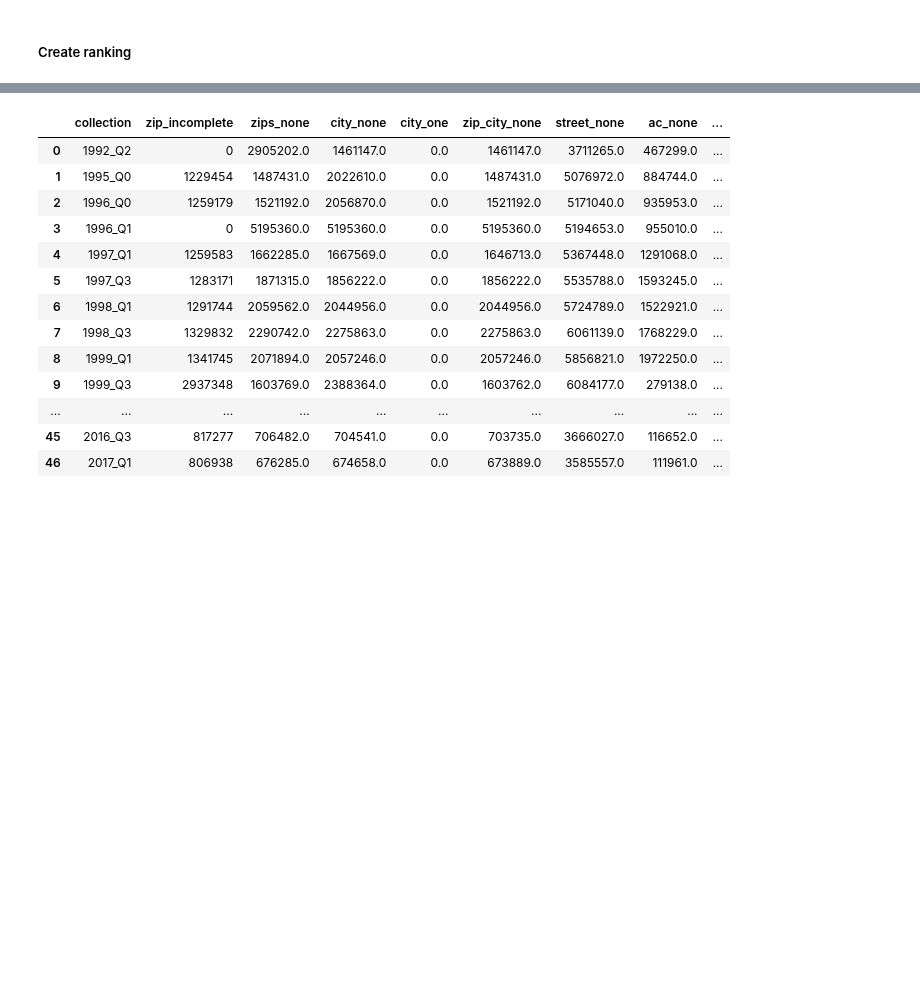
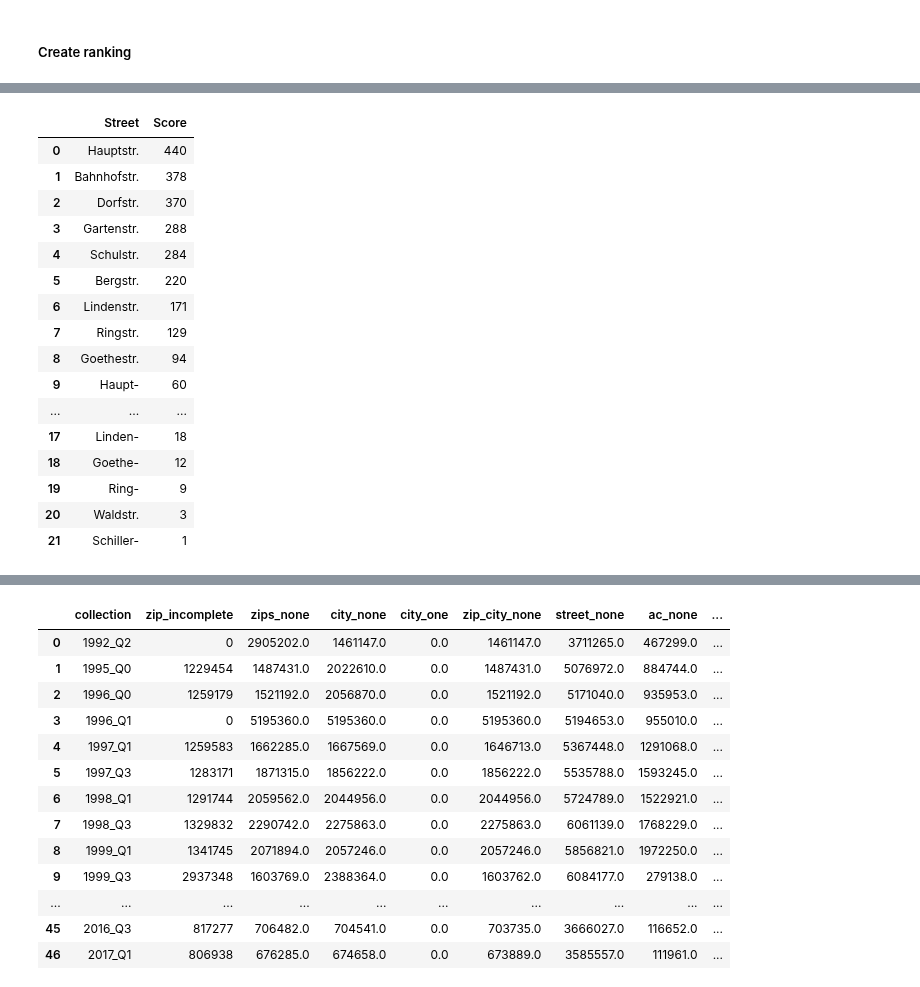
Before and after one commit to mayo-s/phonebookdiver, a Jupyter notebook: jupyter/phonebookdiver_notebook.ipynb, the cells around one changed output, grey strips where cells are left out. Saved outputs shown, nothing was run; the diff lists cells and outputs as text; code cells hidden in the pictures; blank space fills up the shorter version.

Commit message:
Add cities, streets, zips to statistics sections. Refactor top_n and ranking method

```diff
--- a/jupyter/phonebookdiver_notebook.ipynb
+++ b/jupyter/phonebookdiver_notebook.ipynb
@@ -577,3 +597,17 @@ pd_overview.to_csv(r'./stats/collection_total_count.csv')
+# %%
+def build_ranking(top_n, _value):
+    ranking = {}
+    for n in top_n:
+        if _value == 'city':
+            values = n['cities']['unique_' + _value]
+        else:
+            values = n[_value + 's']['unique_' + _value]
+        for i, value in enumerate(values):
+            if value in ranking:
+                ranking[value] += (len(values) - i)
+            else:
+                ranking[value] = (len(values) - i)
+    return {k: ranking[k] for k in sorted(ranking, key=ranking.get, reverse=True)}
 # %% [markdown]
 #### Names
 
@@ -698,14 +697,3 @@ collection = '2018_Q3'
     150744]}}]
 # %% [markdown]
 ##### Create ranking
-# %%
-def build_ranking(_name):
-    ranking = {}
-    for n in top_n:
-        names = n[_name + 's']['unique_' + _name]
-        for i, name in enumerate(names):
-            if name in ranking:
-                ranking[name] += (len(names) - i)
-            else:
-                ranking[name] = (len(names) - i)
-    return {k: ranking[k] for k in sorted(ranking, key=ranking.get, reverse=True)}
@@ -751,0 +814,2 @@ build_ranking('firstname')
+# %%
+top_n_locations = get_top_n(10, 'stats/location_data/', ['city', 'street', 'zip'], ['cities', 'streets', 'zips'])
@@ -751,0 +834,21 @@ build_ranking('firstname')
+# %%
+# build_ranking(top_n_locations, 'street')
+pd.DataFrame(build_ranking(top_n_locations, 'street').items(), columns=['Street', 'Score'])
+# %% [output]
+|  | Street | Score |
+| 0 | Hauptstr. | 440 |
+| 1 | Bahnhofstr. | 378 |
+| 2 | Dorfstr. | 370 |
+| 3 | Gartenstr. | 288 |
+| 4 | Schulstr. | 284 |
+| 5 | Bergstr. | 220 |
+| 6 | Lindenstr. | 171 |
+| 7 | Ringstr. | 129 |
+| 8 | Goethestr. | 94 |
+| 9 | Haupt- | 60 |
+| ... | ... | ... |
+| 17 | Linden- | 18 |
+| 18 | Goethe- | 12 |
+| 19 | Ring- | 9 |
+| 20 | Waldstr. | 3 |
+| 21 | Schiller- | 1 |
```
Also changed, not shown: parts of 25 cells of this notebook.
